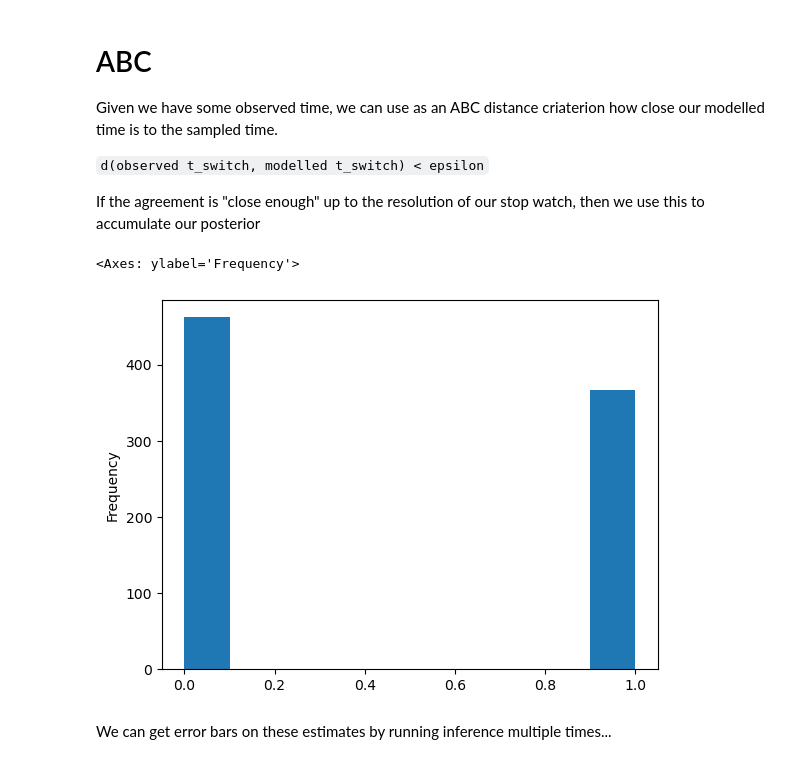
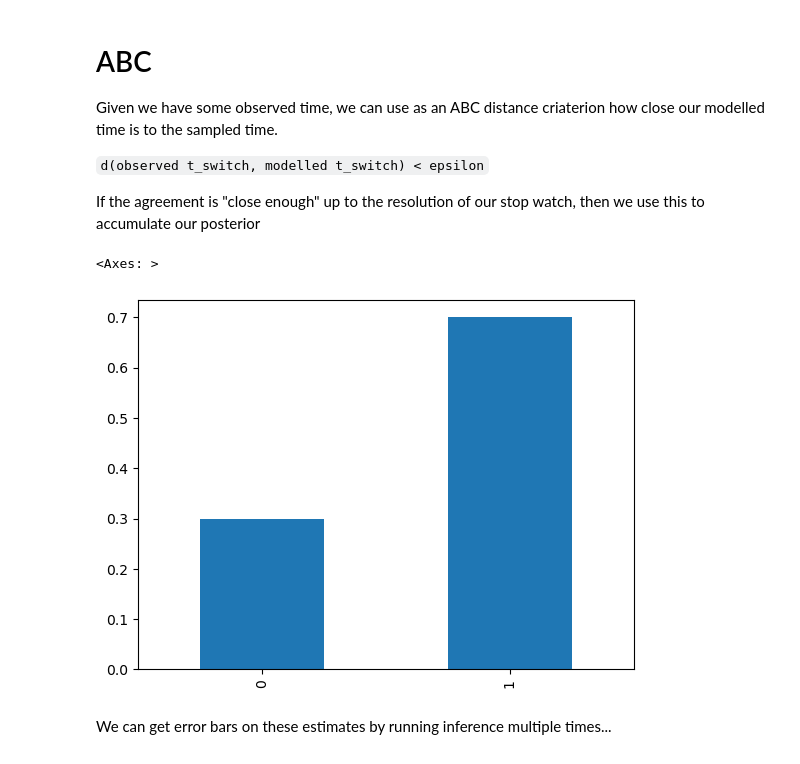
Before and after one commit to geoffwoollard/sensor_sbi, a Jupyter notebook: abc.ipynb, the cells around one changed output. Drawn from its saved outputs; the diff is of its cells as text; code cells hidden in the pictures.

```diff
--- a/abc.ipynb
+++ b/abc.ipynb
@@ -129,11 +129,13 @@ for idx in range(n_samples):
     t_switch = trace['d_switch'].sample()
     if (t_switch - t_observed).abs() < eps_stop_watch:
         gamma_accepted.append(trace['gamma'].item())
-# %%
-pd.Series(gamma_accepted).plot.hist()
-# %% [output]
-<Axes: ylabel='Frequency'>
-[figure, removed]
+# %%
+sr = (pd.Series(gamma_accepted).value_counts() / len(gamma_accepted))
+sr.sort_index(inplace=True)
+sr.plot.bar()
+# %% [output]
+<Axes: >
+[figure, added]
 # %% [markdown]
 We can get error bars on these estimates by running inference multiple times...
 # %%
```
Also changed, not shown: parts of 8 cells of this notebook.
